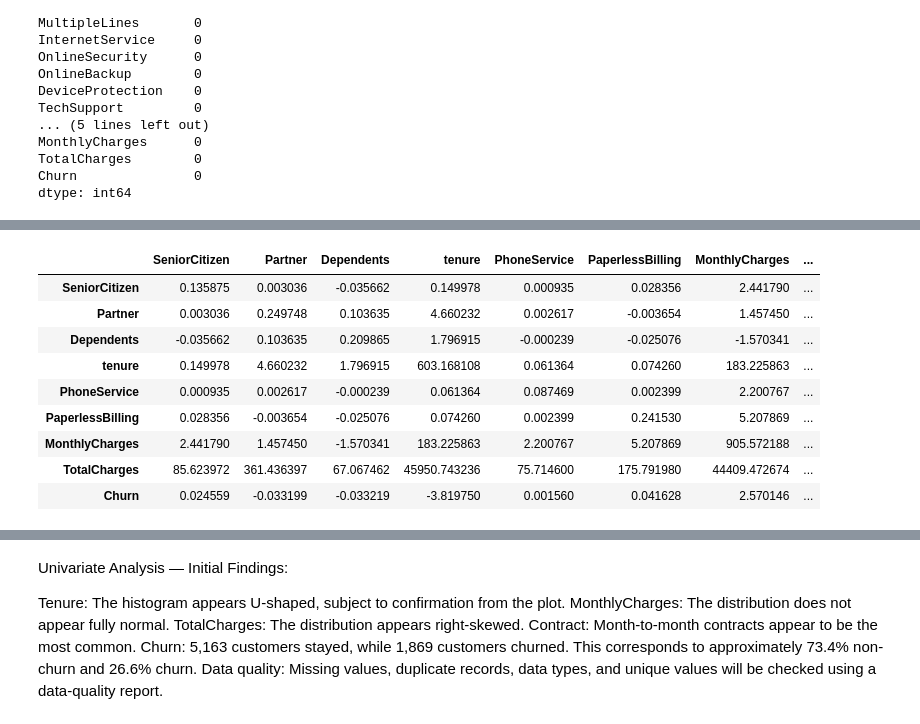
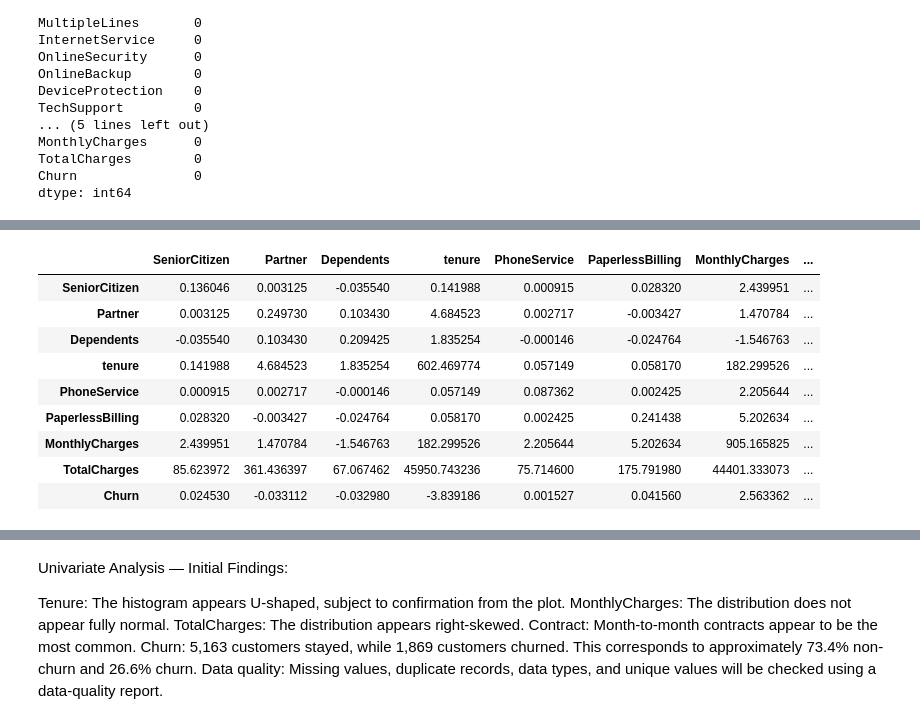
Before and after one commit to MANDEEP9711/telco-customer-churn-prediction, a Jupyter notebook: notebook/01_data_understanding.ipynb, the cells around one changed output, grey strips where cells are left out. Saved outputs shown, nothing was run; the diff lists cells and outputs as text; code cells hidden in the pictures.

```diff
--- a/notebook/01_data_understanding.ipynb
+++ b/notebook/01_data_understanding.ipynb
@@ -168,8 +121,8 @@ df1['Churn'] = df['Churn']
 # %%
 cols = ['Partner', 'Dependents', 'PhoneService', 'PaperlessBilling', 'Churn']
-df1[cols] = (
-    df1[cols]
+df[cols] = (
+    df[cols]
     .astype('object')
     .replace({'Yes': 1, 'No': 0})
-    .astype('int8')
+    .astype('Int64')
 )
@@ -196,6 +128,0 @@ memory usage: 186.2 KB
-# %%
-x=df.memory_usage(deep=True).sum() / 1024 ** 2
-y=df1.memory_usage(deep=True).sum() / 1024 ** 2
-print(f"end={x} MB, optimized={y} MB, diff={x-y} MB")
-#copy df1 to df for further analysis
-df=df1
@@ -204,3 +128,0 @@ end=6.820952415466309 MB, optimized=0.49826908111572266 MB, diff=6.3226833343505
-# %%
-df['TotalCharges'] = pd.to_numeric(df['TotalCharges'], errors='coerce')
-df.isna().sum()
@@ -297,3 +150,0 @@ df1.describe()
-# %%
-for col in df1.columns:
-    df[col]=df1[col]
@@ -324,18 +207,17 @@ memory usage: 240.7 KB
 # %%
 # Select numeric columns
-num_df = df1.select_dtypes(include='number')
-
+num_df = df.select_dtypes(include='number')
 # Calculate covariance matrix
 cov_matrix = num_df.cov()
 cov_matrix
 # %% [output]
 |  | SeniorCitizen | Partner | Dependents | tenure | PhoneService | PaperlessBilling | MonthlyCharges | ... |
-| SeniorCitizen | 0.135875 | 0.003036 | -0.035662 | 0.149978 | 0.000935 | 0.028356 | 2.441790 | ... |
-| Partner | 0.003036 | 0.249748 | 0.103635 | 4.660232 | 0.002617 | -0.003654 | 1.457450 | ... |
-| Dependents | -0.035662 | 0.103635 | 0.209865 | 1.796915 | -0.000239 | -0.025076 | -1.570341 | ... |
-| tenure | 0.149978 | 4.660232 | 1.796915 | 603.168108 | 0.061364 | 0.074260 | 183.225863 | ... |
-| PhoneService | 0.000935 | 0.002617 | -0.000239 | 0.061364 | 0.087469 | 0.002399 | 2.200767 | ... |
-| PaperlessBilling | 0.028356 | -0.003654 | -0.025076 | 0.074260 | 0.002399 | 0.241530 | 5.207869 | ... |
-| MonthlyCharges | 2.441790 | 1.457450 | -1.570341 | 183.225863 | 2.200767 | 5.207869 | 905.572188 | ... |
-| TotalCharges | 85.623972 | 361.436397 | 67.067462 | 45950.743236 | 75.714600 | 175.791980 | 44409.472674 | ... |
-| Churn | 0.024559 | -0.033199 | -0.033219 | -3.819750 | 0.001560 | 0.041628 | 2.570146 | ... |
+| SeniorCitizen | 0.136046 | 0.003125 | -0.035540 | 0.141988 | 0.000915 | 0.028320 | 2.439951 | ... |
+| Partner | 0.003125 | 0.249730 | 0.103430 | 4.684523 | 0.002717 | -0.003427 | 1.470784 | ... |
+| Dependents | -0.035540 | 0.103430 | 0.209425 | 1.835254 | -0.000146 | -0.024764 | -1.546763 | ... |
+| tenure | 0.141988 | 4.684523 | 1.835254 | 602.469774 | 0.057149 | 0.058170 | 182.299526 | ... |
+| PhoneService | 0.000915 | 0.002717 | -0.000146 | 0.057149 | 0.087362 | 0.002425 | 2.205644 | ... |
+| PaperlessBilling | 0.028320 | -0.003427 | -0.024764 | 0.058170 | 0.002425 | 0.241438 | 5.202634 | ... |
+| MonthlyCharges | 2.439951 | 1.470784 | -1.546763 | 182.299526 | 2.205644 | 5.202634 | 905.165825 | ... |
+| TotalCharges | 85.623972 | 361.436397 | 67.067462 | 45950.743236 | 75.714600 | 175.791980 | 44401.333073 | ... |
+| Churn | 0.024530 | -0.033112 | -0.032980 | -3.839186 | 0.001527 | 0.041560 | 2.563362 | ... |
```
Also changed, not shown: parts of 23 cells of this notebook, 6 other files.
